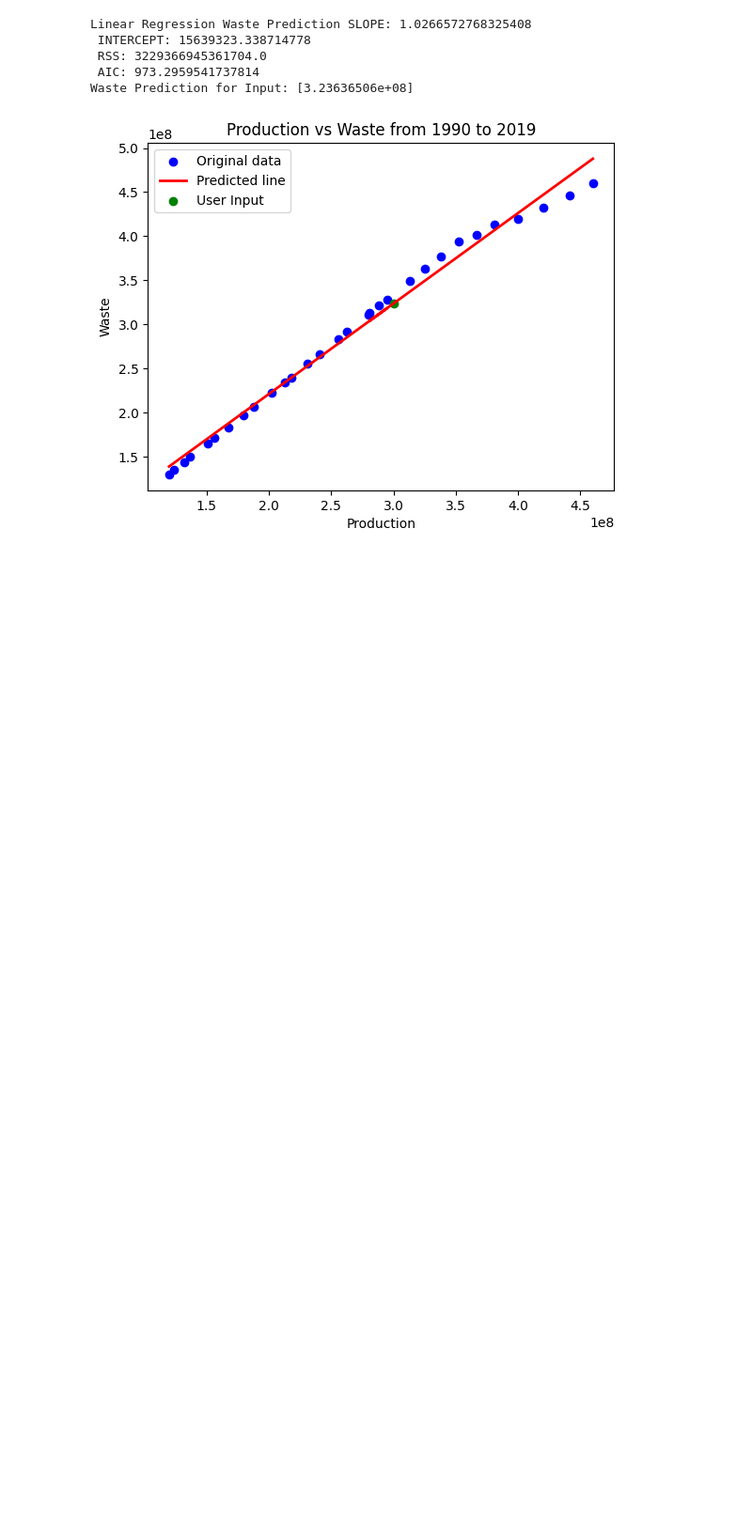
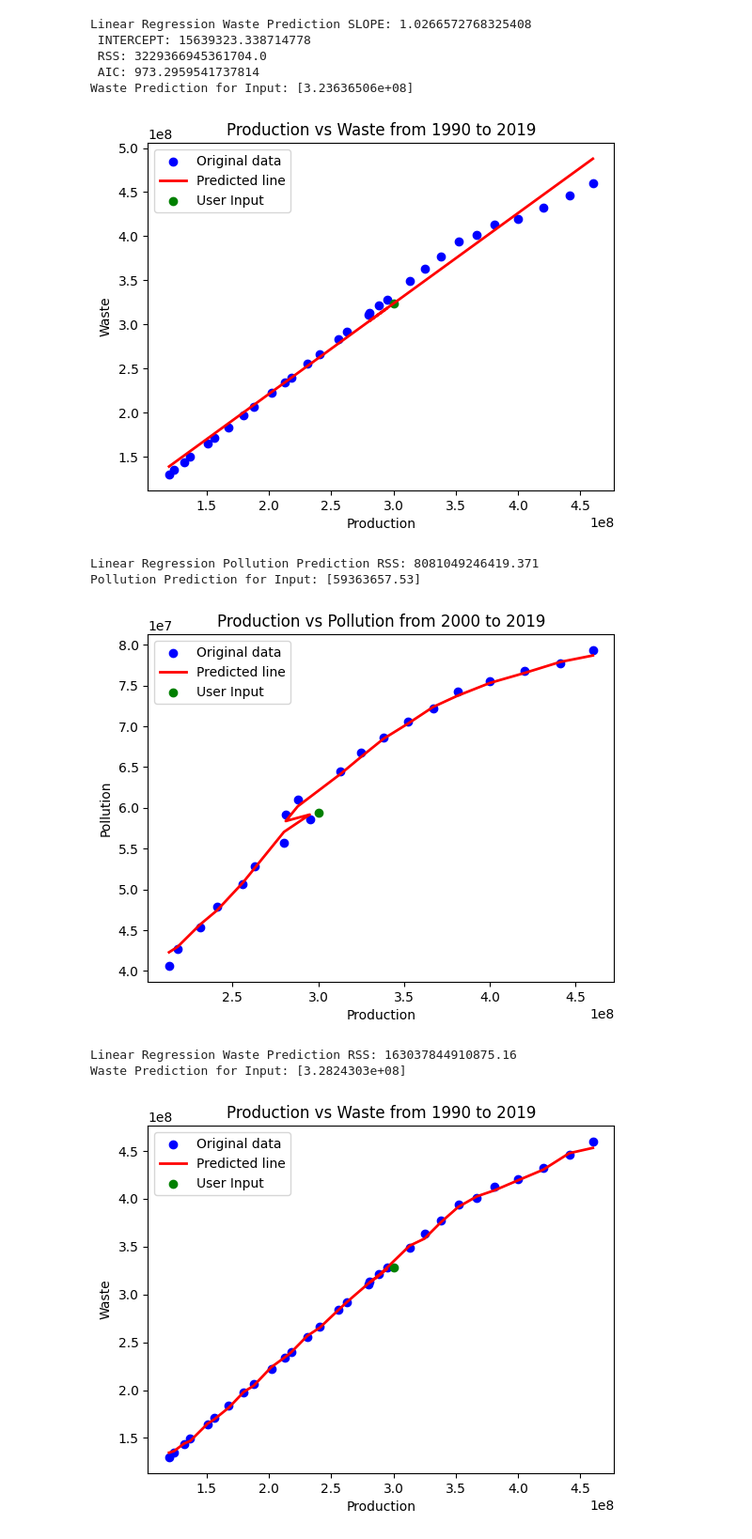
Before and after one commit to MrKarkeys/Plastic-Waste-Predictor, a Jupyter notebook: backend/model.ipynb, the cells around one changed output. Shown at 94% size. Cells and saved outputs as stored; diff of their text form; code cells hidden in the pictures; blank space fills up the shorter version.

Commit message:
random forest model

```diff
--- a/backend/model.ipynb
+++ b/backend/model.ipynb
@@ -246,3 +246,60 @@ Linear Regression Waste Prediction SLOPE: 1.0266572768325408
  AIC: 973.2959541737814
 Waste Prediction for Input: [3.23636506e+08]
 [figure]
+# %%
+from sklearn.ensemble import RandomForestRegressor
+
+# Training Pollution Model
+forest_predict_pollution_model = RandomForestRegressor(n_estimators=100, random_state=42)
+forest_predict_pollution_model.fit(pollution_x, pollution_y)
+
+# Training Waste Model
+forest_predict_waste_model = RandomForestRegressor(n_estimators=100, random_state=42)
+forest_predict_waste_model.fit(waste_x, waste_y)
+
+# Predicting using Pollution Model
+forest_pollution_prediction = forest_predict_pollution_model.predict(pollution_x)
+forest_user_production_pollution = np.array([[float(input("Input the production amount in Tonnes (Predict Waste)"))]])
+forest_single_pollution_prediction = forest_predict_pollution_model.predict(forest_user_production_pollution)
+
+RSS_pollution_forest = calcRSS(pollution_y, forest_pollution_prediction)
+
+print(f"Linear Regression Pollution Prediction RSS: {RSS_pollution_forest}")
+
+print(f"Pollution Prediction for Input: {forest_single_pollution_prediction}")
+
+plt.scatter(pollution_x, pollution_y, color='blue', label='Original data')
+plt.plot(pollution_x, forest_pollution_prediction, color='red', linewidth=2, label='Predicted line')
+plt.scatter(forest_user_production_pollution, forest_single_pollution_prediction, color = 'green', label='User Input')
+plt.title(f"Production vs Pollution from 2000 to 2019")
+plt.xlabel("Production")
+plt.ylabel("Pollution")
+plt.legend()
+plt.show()
+
+# Predicting using Waste Model
+forest_waste_prediction = forest_predict_waste_model.predict(waste_x)
+forest_user_production_waste = np.array([[float(input("Input the production amount in Tonnes (Predict Waste)"))]])
+forest_single_waste_prediction = forest_predict_waste_model.predict(forest_user_production_waste)
+
+RSS_waste_forest = calcRSS(waste_y, forest_waste_prediction)
+
+print(f"Linear Regression Waste Prediction RSS: {RSS_waste_forest}")
+
+print(f"Waste Prediction for Input: {forest_single_waste_prediction}")
+
+plt.scatter(waste_x, waste_y, color='blue', label='Original data')
+plt.plot(waste_x, forest_waste_prediction, color='red', linewidth=2, label='Predicted line')
+plt.scatter(user_production_waste, forest_single_waste_prediction, color = 'green', label='User Input')
+plt.title(f"Production vs Waste from 1990 to 2019")
+plt.xlabel("Production")
+plt.ylabel("Waste")
+plt.legend()
+plt.show()
+# %% [output]
+Linear Regression Pollution Prediction RSS: 8081049246419.371
+Pollution Prediction for Input: [59363657.53]
+[figure, added]
+Linear Regression Waste Prediction RSS: 163037844910875.16
+Waste Prediction for Input: [3.2824303e+08]
+[figure, added]
```
Also changed, not shown: 2 other files.
